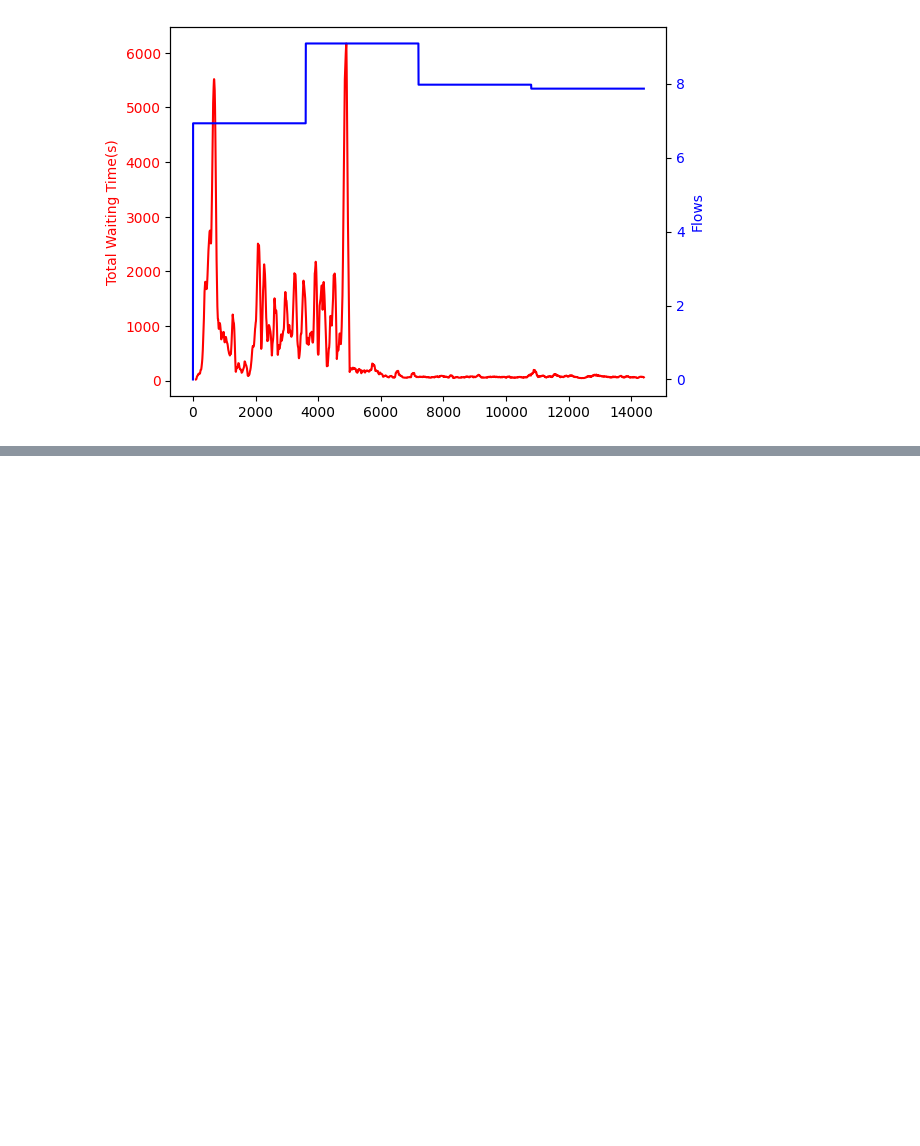
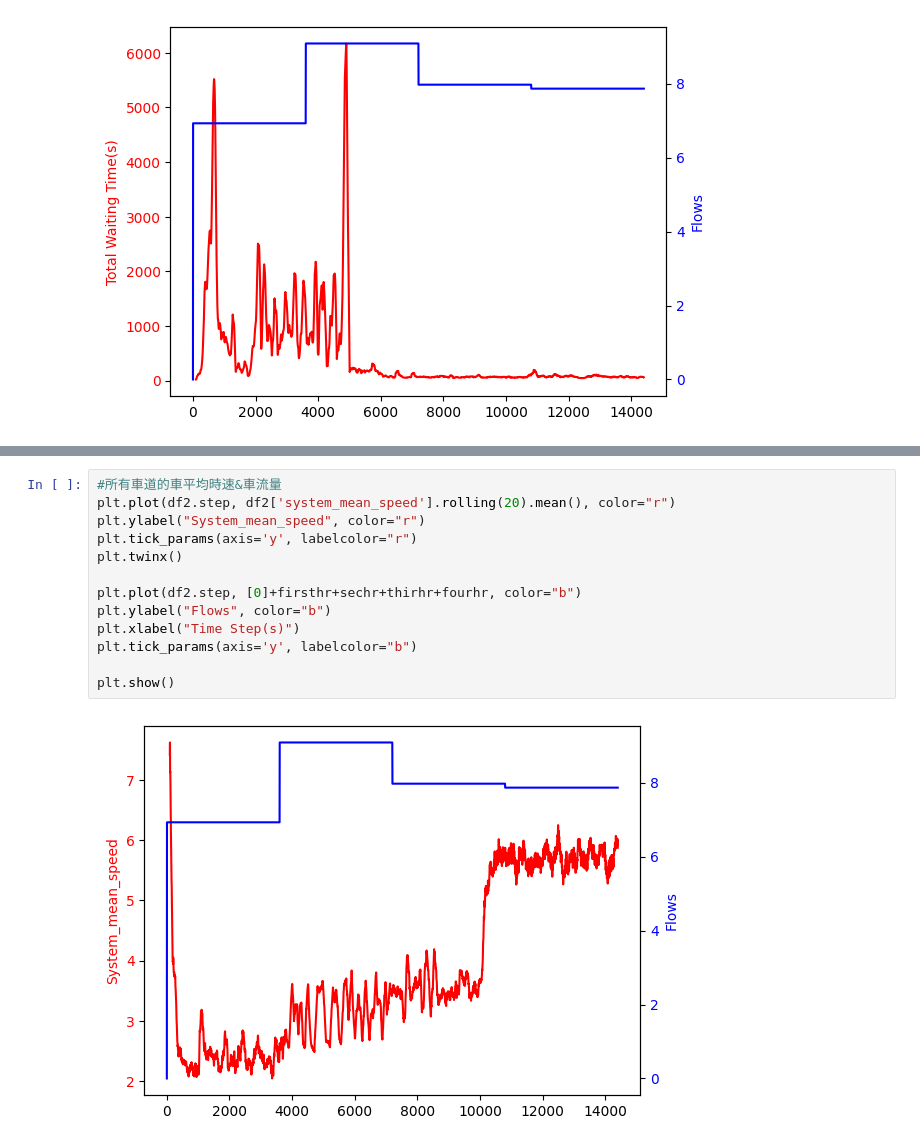
Before and after one commit to JackYeh09/Graduation-thesis, a Jupyter notebook: outputs/data_analyze.ipynb, the cells around one changed output, grey strips where cells are left out. Drawn from its saved outputs; the diff is of its cells as text; blank space fills up the shorter version.

```diff
--- a/outputs/data_analyze.ipynb
+++ b/outputs/data_analyze.ipynb
@@ -68,0 +102,15 @@ plt.tick_params(axis='y', labelcolor="b")
+# %%
+#所有車道的車平均時速&車流量
+plt.plot(df2.step, df2['system_mean_speed'].rolling(20).mean(), color="r")
+plt.ylabel("System_mean_speed", color="r")
+plt.tick_params(axis='y', labelcolor="r")
+plt.twinx()
+
+plt.plot(df2.step, [0]+firsthr+sechr+thirhr+fourhr, color="b")
+plt.ylabel("Flows", color="b")
+plt.xlabel("Time Step(s)")
+plt.tick_params(axis='y', labelcolor="b")
+
+plt.show()
+# %% [output]
+[figure, added]
```
Also changed, not shown: parts of 6 cells of this notebook.
